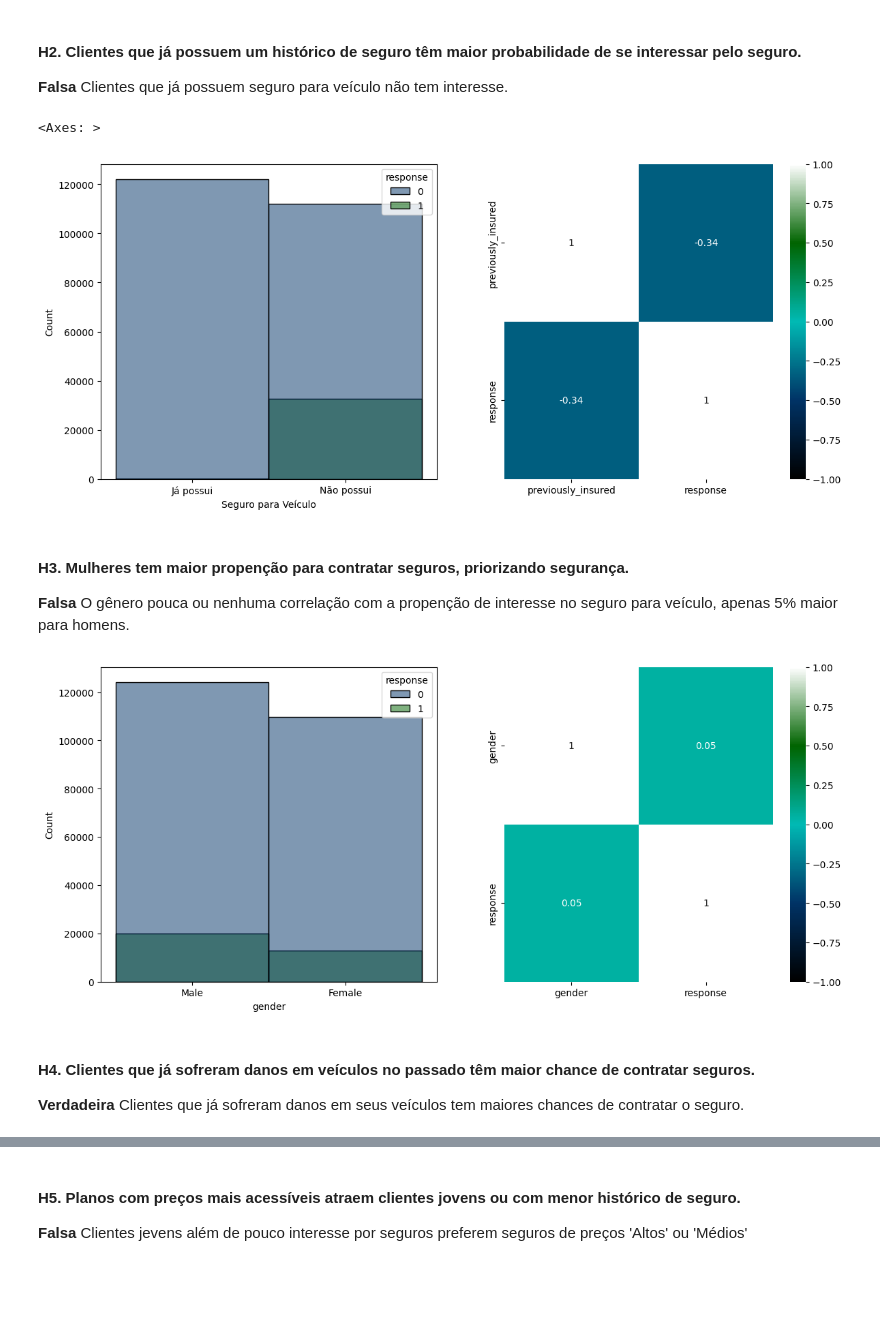
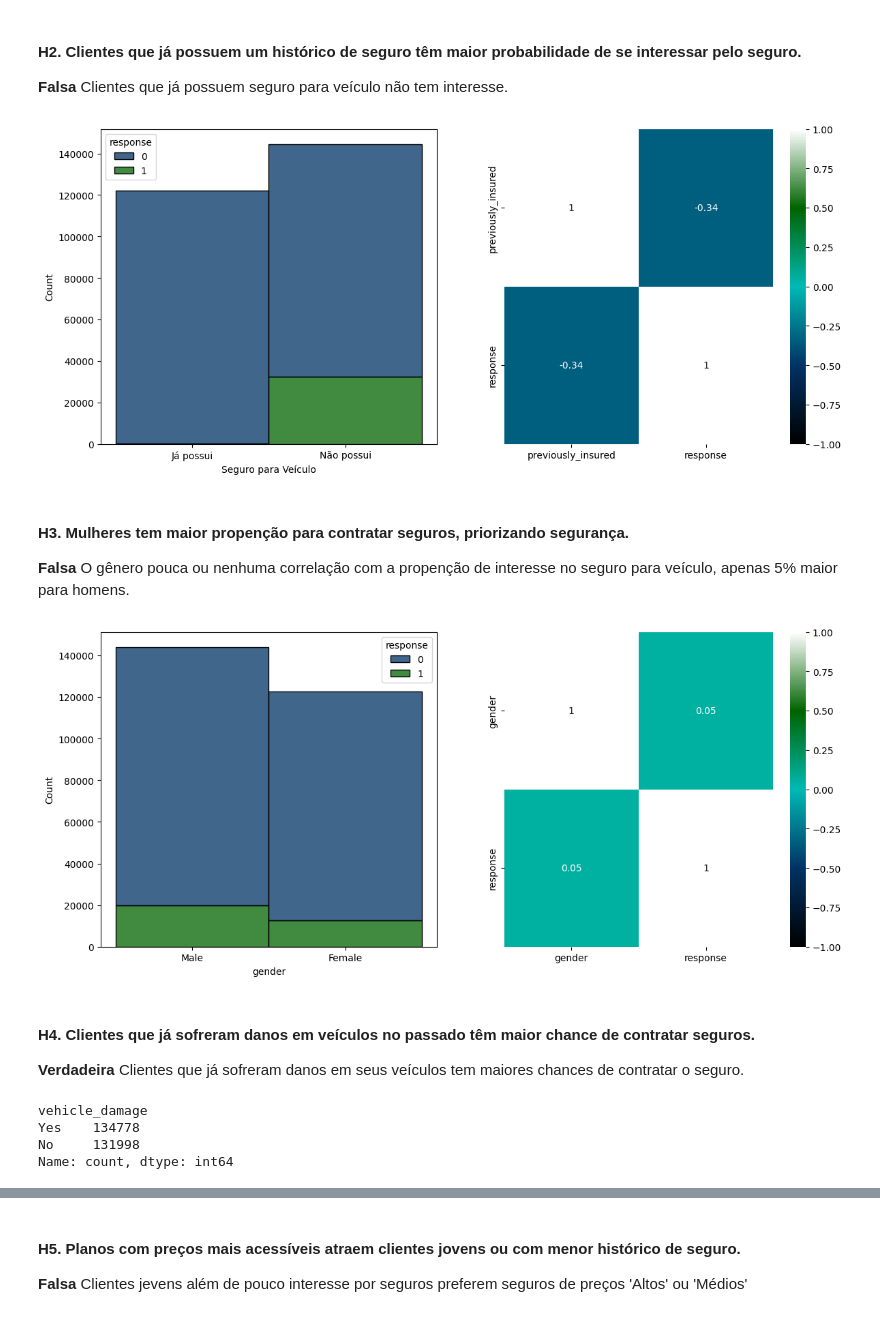
Before and after one commit to RafaelLuckner/Propensao_Compra, a Jupyter notebook: propensao_projeto.ipynb, the cells around one changed output, grey strips where cells are left out. Saved outputs shown, nothing was run; the diff lists cells and outputs as text; code cells hidden in the pictures; blank space fills up the shorter version.

```diff
--- a/propensao_projeto.ipynb
+++ b/propensao_projeto.ipynb
@@ -461,40 +461,47 @@ plt.ylabel('Porcentagem (%)');
 # %%
 plt.figure(figsize =(14,6))
 
+dfaux1 = df2.copy()
 dfaux1['previously_insured'] = df2['previously_insured'].map(lambda x: 'Já possui' if x==1 else 'Não possui')
 plt.subplot(1,2,1)
-sns.histplot(data = dfaux1, x= 'previously_insured',hue = 'response')
+sns.histplot(data = dfaux1, x= 'previously_insured',hue = 'response',multiple='stack')
 plt.xlabel('Seguro para Veículo')
 
 plt.subplot(1,2,2)
 dfaux = df2[['previously_insured','response']]
 
 from matplotlib.colors import LinearSegmentedColormap
 # Paleta de cores para headmap
 custom_palette = ['#000000','#003366','#00bab4', '#006400','#FFFFFF']
 custom_cmap = LinearSegmentedColormap.from_list('custom_cmap', custom_palette)
 
-sns.heatmap(dfaux.corr(method='pearson'), annot=True, vmin=-1, vmax=1, cmap=custom_cmap)
+sns.heatmap(dfaux.corr(method='pearson'), annot=True, vmin=-1, vmax=1, cmap=custom_cmap);
 # %% [output]
-<Axes: >
-[figure, old version]
+[figure, new version]
 # %% [markdown]
 #### H3. Mulheres tem maior propenção para contratar seguros, priorizando segurança.
 **Falsa** O gênero pouca ou nenhuma correlação com a propenção de interesse no seguro para veículo, apenas 5% maior para homens.
 # %%
 plt.figure(figsize = (14,6))
 plt.subplot(1,2,1)
-sns.histplot(data = dfaux1, x= 'gender',hue = 'response')
+sns.histplot(data = dfaux1, x= 'gender',hue = 'response',multiple='stack')
 
 plt.subplot(1,2,2)
 dfaux = df2[['gender','response']].copy()
 dfaux['gender'] = dfaux['gender'].map(lambda x: 1 if x=='Male' else 0)
 sns.heatmap(dfaux.corr(method='pearson'), annot = True, vmin=-1, vmax=1, cmap = custom_cmap);
 # %% [output]
-[figure, old version]
+[figure, new version]
 # %% [markdown]
 #### H4. Clientes que já sofreram danos em veículos no passado têm maior chance de contratar seguros.
 **Verdadeira** Clientes que já sofreram danos em seus veículos tem maiores chances de contratar o seguro.
+# %%
+dfaux1['vehicle_damage'].value_counts()
+# %% [output]
+vehicle_damage
+Yes    134778
+No     131998
+Name: count, dtype: int64
 # %%
 plt.figure(figsize = (14,6))
 plt.subplot(1,2,1)
```
Also changed, not shown: parts of 3 cells of this notebook.
